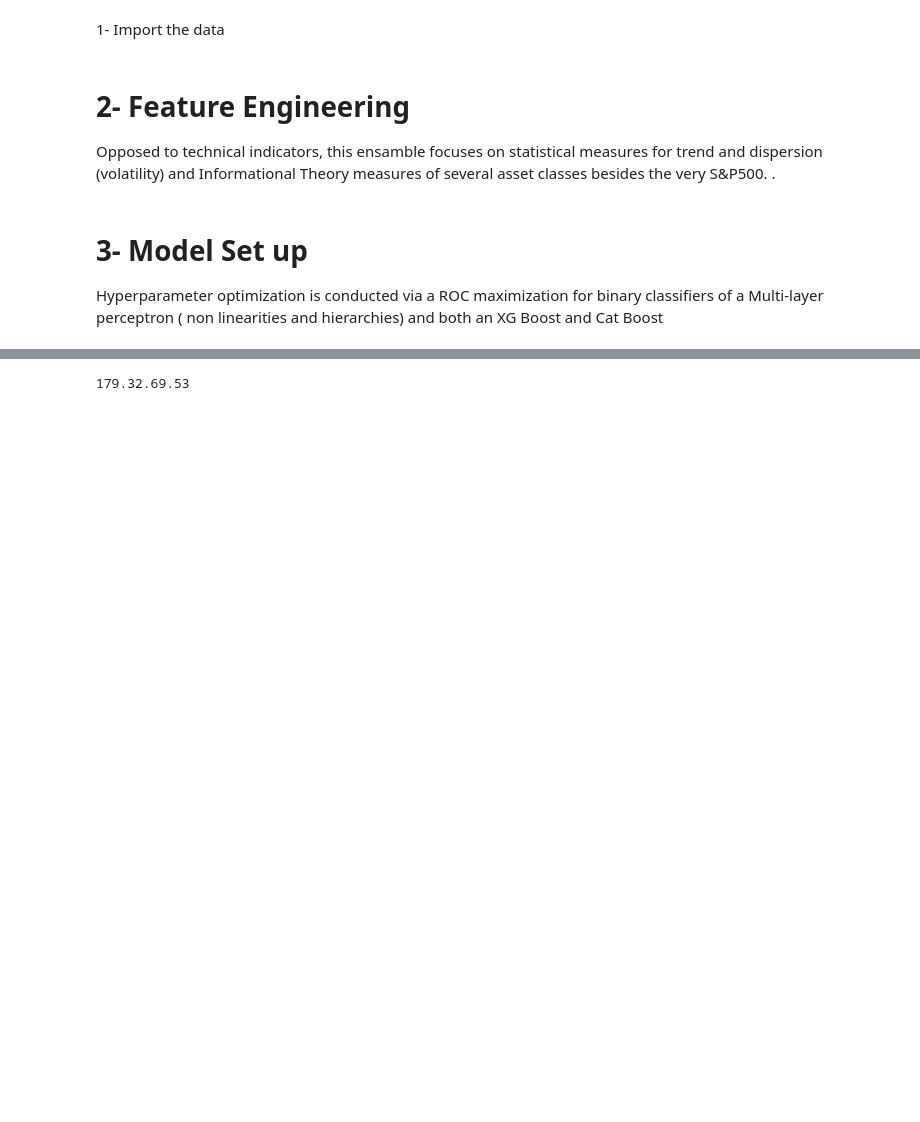
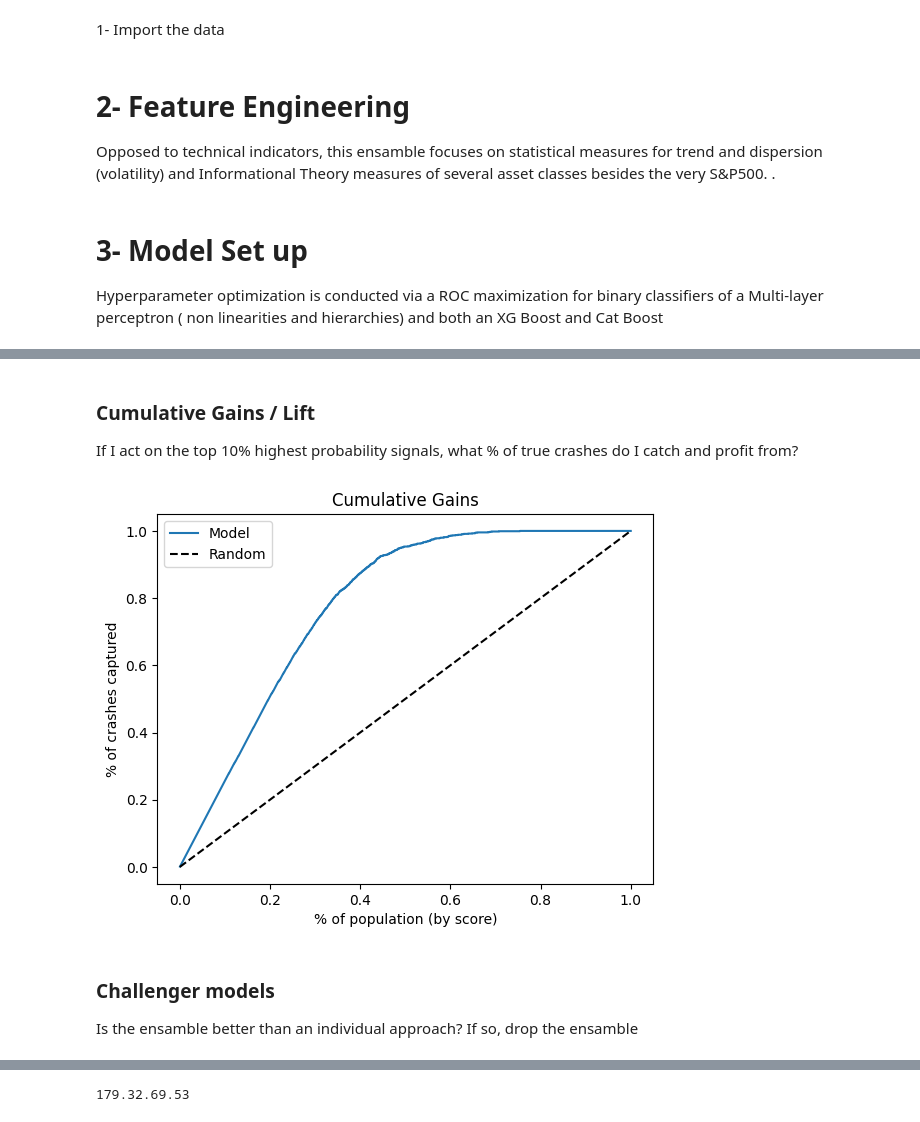
Before and after one commit to diego8acuervo/Hybrid-XG-CatBoost, a Jupyter notebook: notebooks/Hybrid XG-CatBoost-MLP.ipynb, the cells around one changed output, grey strips where cells are left out. Drawn from its saved outputs; the diff is of its cells as text; code cells hidden in the pictures; blank space fills up the shorter version.

```diff
--- a/notebooks/Hybrid XG-CatBoost-MLP.ipynb
+++ b/notebooks/Hybrid XG-CatBoost-MLP.ipynb
@@ -1003,0 +1103,18 @@ SyntaxError: invalid syntax (565457822.py, line 5)
+# %% [markdown]
+### Cumulative Gains / Lift
+If I act on the top 10% highest probability signals, what % of true crashes do I catch and profit from?
+# %%
+df_lift = pd.DataFrame({'proba': y_proba, 'y': y_true.values}).sort_values('proba', ascending=False)
+df_lift['cum_positives'] = df_lift['y'].cumsum()
+df_lift['pct_population'] = np.arange(1, len(df_lift)+1) / len(df_lift)
+df_lift['pct_captured']   = df_lift['cum_positives'] / df_lift['y'].sum()
+
+plt.plot(df_lift['pct_population'], df_lift['pct_captured'], label='Model')
+plt.plot([0,1],[0,1],'k--', label='Random')
+plt.xlabel('% of population (by score)'); plt.ylabel('% of crashes captured')
+plt.title('Cumulative Gains'); plt.legend(); plt.show()
+# %% [output]
+[figure, added]
+# %% [markdown]
+### Challenger models
+Is the ensamble better than an individual approach? If so, drop the ensamble
```
Also changed, not shown: parts of 23 cells of this notebook, 10 other files.
